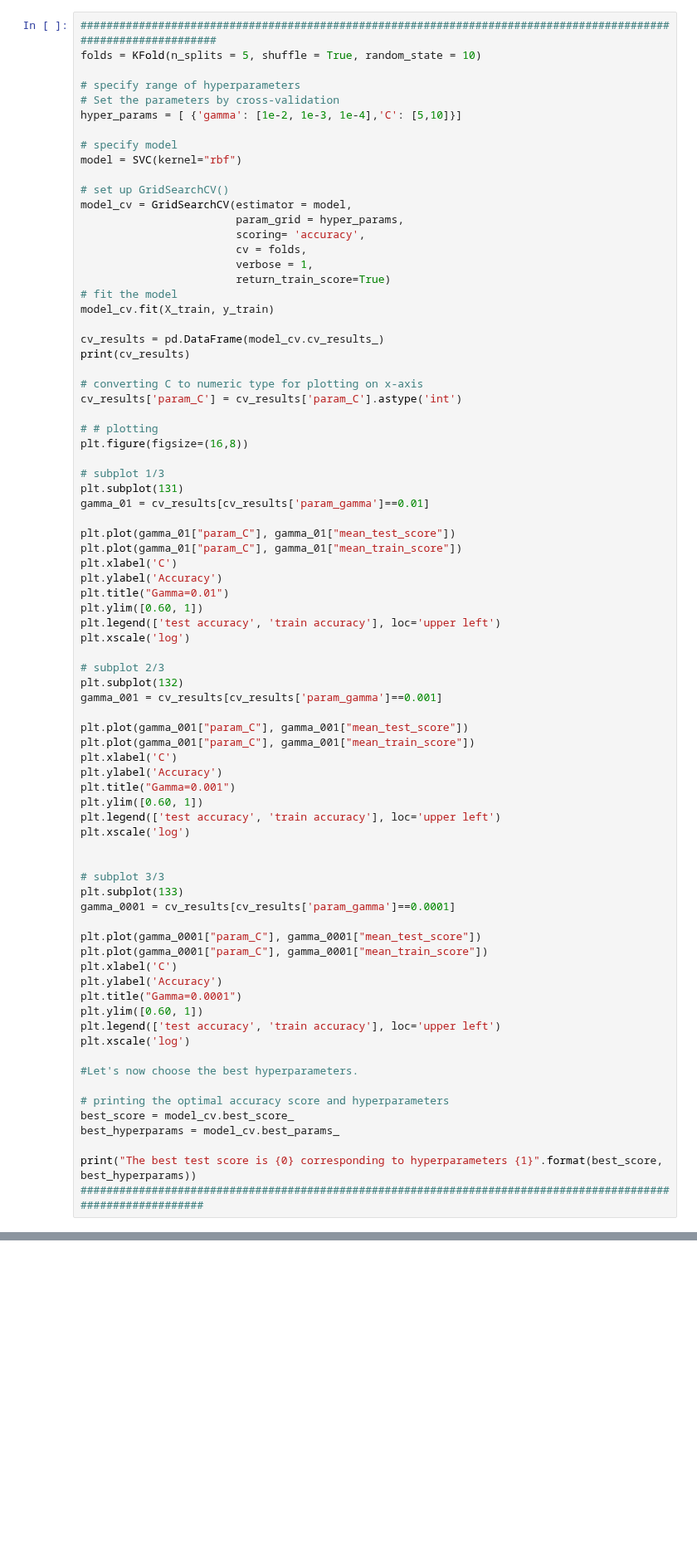
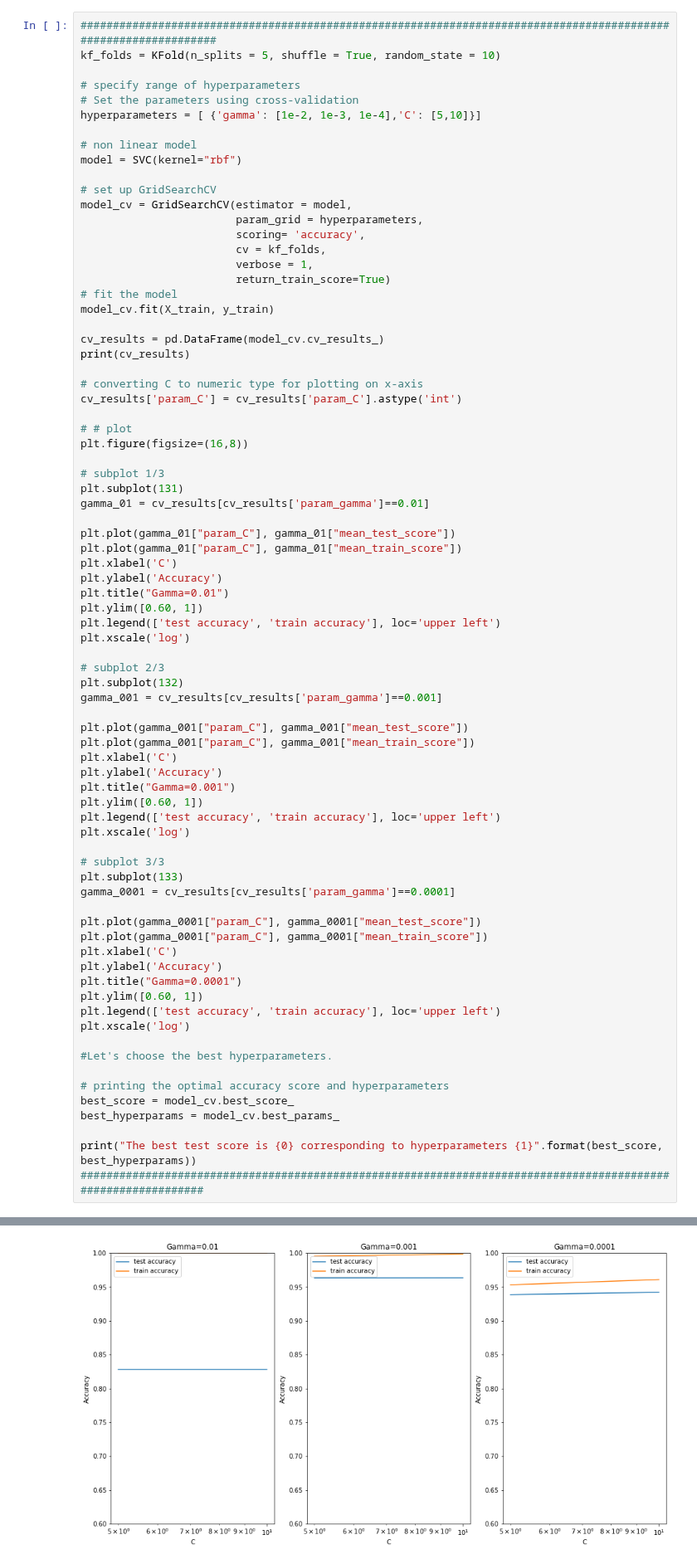
Before and after one commit to hellfireworld/MachineLearning, a Jupyter notebook: digit_recognizer.ipynb, the cells around one changed output, grey strips where cells are left out. Shown at 83% size. Drawn from its saved outputs; the diff is of its cells as text; blank space fills up the shorter version.

```diff
--- a/digit_recognizer.ipynb
+++ b/digit_recognizer.ipynb
@@ -273,19 +273,19 @@ plt.show()
 # %%
 ################################################################################################################
-folds = KFold(n_splits = 5, shuffle = True, random_state = 10)
+kf_folds = KFold(n_splits = 5, shuffle = True, random_state = 10)
 
 # specify range of hyperparameters
-# Set the parameters by cross-validation
-hyper_params = [ {'gamma': [1e-2, 1e-3, 1e-4],'C': [5,10]}]
+# Set the parameters using cross-validation
+hyperparameters = [ {'gamma': [1e-2, 1e-3, 1e-4],'C': [5,10]}]
 
-# specify model
+# non linear model
 model = SVC(kernel="rbf")
 
-# set up GridSearchCV()
+# set up GridSearchCV
 model_cv = GridSearchCV(estimator = model,
-                        param_grid = hyper_params,
+                        param_grid = hyperparameters,
                         scoring= 'accuracy',
-                        cv = folds,
+                        cv = kf_folds,
                         verbose = 1,
                         return_train_score=True)
 # fit the model
@@ -297,7 +297,7 @@ print(cv_results)
 # converting C to numeric type for plotting on x-axis
 cv_results['param_C'] = cv_results['param_C'].astype('int')
 
-# # plotting
+# # plot
 plt.figure(figsize=(16,8))
 
 # subplot 1/3
@@ -326,7 +326,6 @@ plt.ylim([0.60, 1])
 plt.legend(['test accuracy', 'train accuracy'], loc='upper left')
 plt.xscale('log')
 
-
 # subplot 3/3
 plt.subplot(133)
 gamma_0001 = cv_results[cv_results['param_gamma']==0.0001]
@@ -340,7 +339,7 @@ plt.ylim([0.60, 1])
 plt.legend(['test accuracy', 'train accuracy'], loc='upper left')
 plt.xscale('log')
 
-#Let's now choose the best hyperparameters.
+#Let's choose the best hyperparameters.
 
 # printing the optimal accuracy score and hyperparameters
 best_score = model_cv.best_score_
@@ -354,3 +364,4 @@ Fitting 5 folds for each of 6 candidates, totalling 30 fits
+[figure, added]
 # %% [markdown]
 #**Building and Evaluating the Final Model**
 #**Let's now build and evaluate the final model, the model with highest accuracy.**
```
Also changed, not shown: parts of 5 cells of this notebook.
